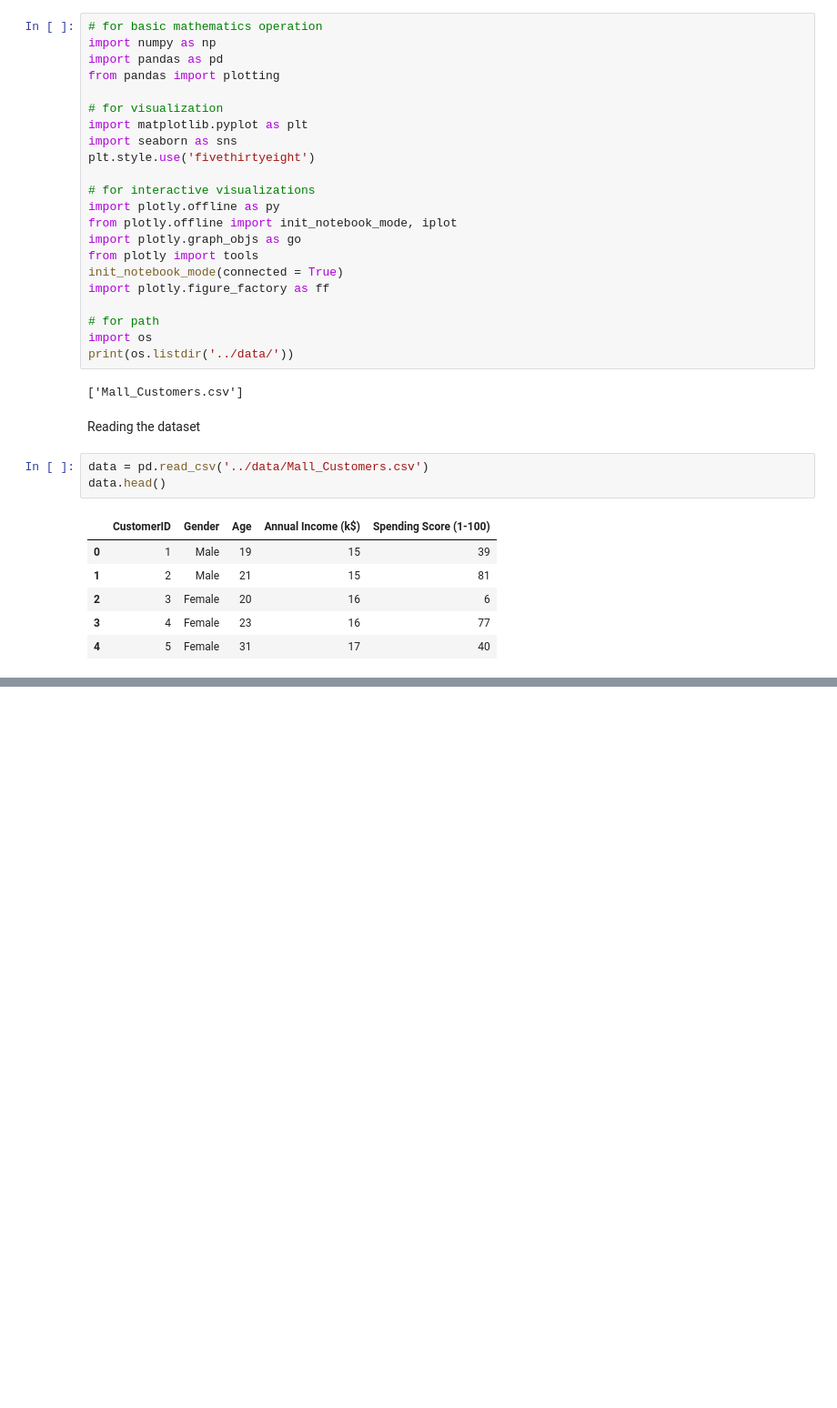
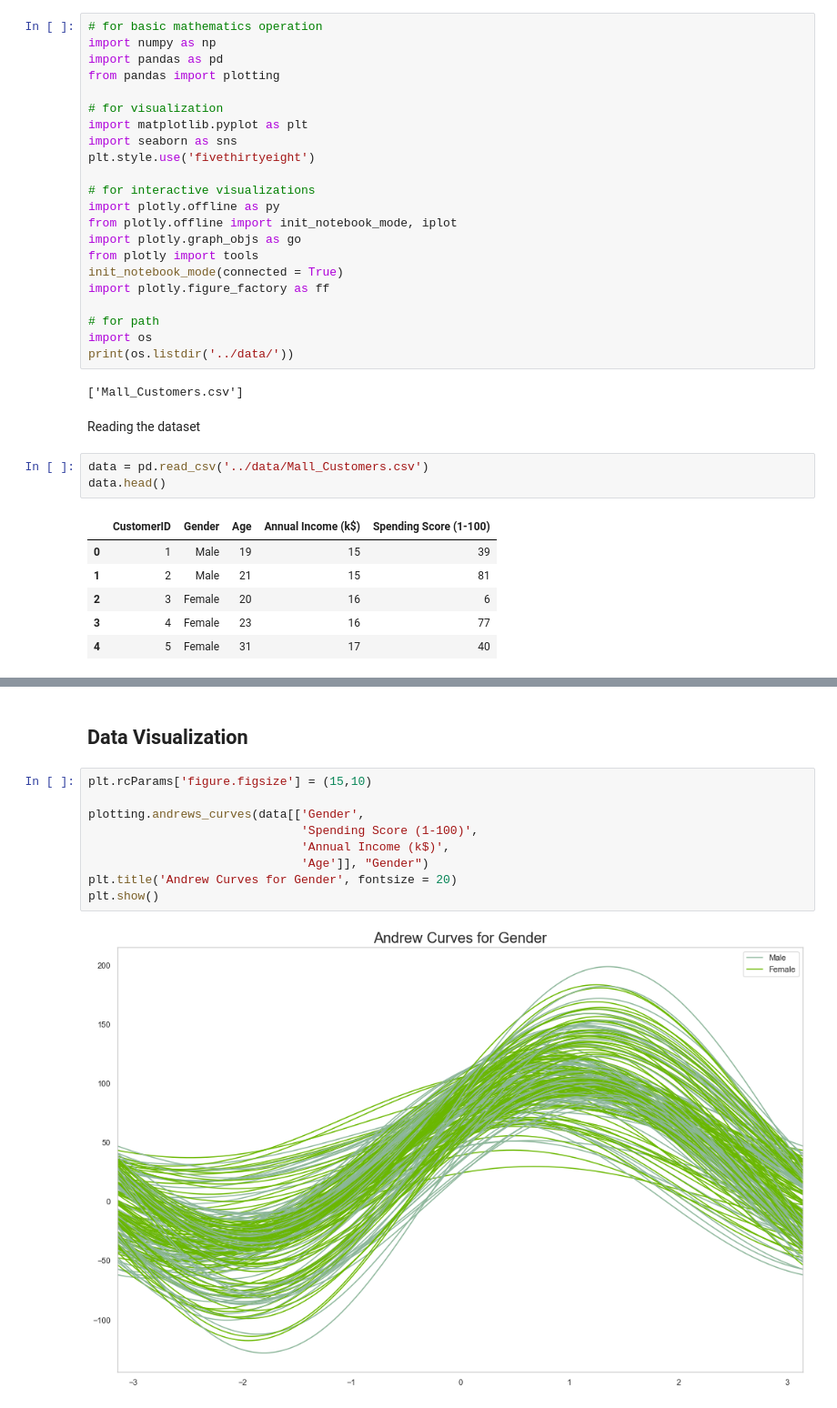
Before and after one commit to rubjmnz93/mall_customers_clustering_analysis, a Jupyter notebook: notebook/Mall_customers_clustering_analysis.ipynb, the cells around one changed output, grey strips where cells are left out. Shown at 91% size. Drawn from its saved outputs; the diff is of its cells as text; blank space fills up the shorter version.

```diff
--- a/notebook/Mall_customers_clustering_analysis.ipynb
+++ b/notebook/Mall_customers_clustering_analysis.ipynb
@@ -56,0 +57,13 @@ data.describe()
+# %% [markdown]
+## Data Visualization
+# %%
+plt.rcParams['figure.figsize'] = (15,10)
+
+plotting.andrews_curves(data[['Gender',
+                              'Spending Score (1-100)',
+                              'Annual Income (k$)',
+                              'Age']], "Gender")
+plt.title('Andrew Curves for Gender', fontsize = 20)
+plt.show()
+# %% [output]
+[figure, added]
```
Also changed, not shown: parts of 7 cells of this notebook.
